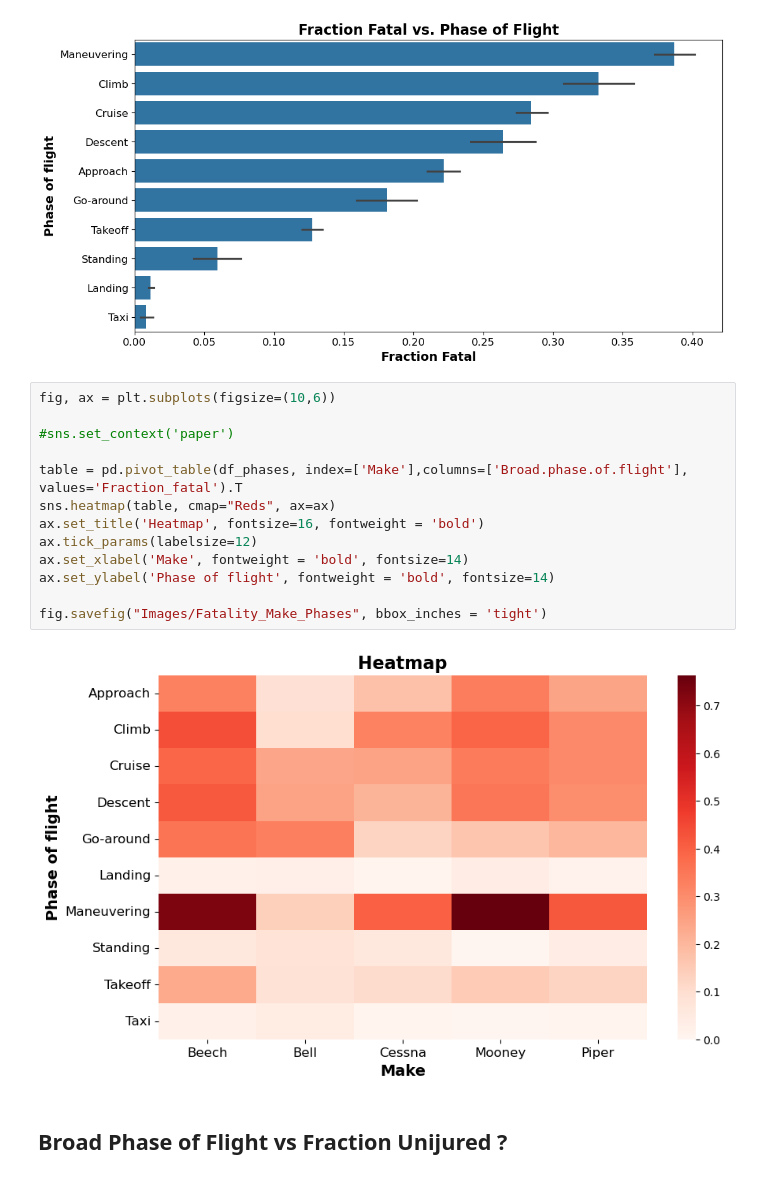
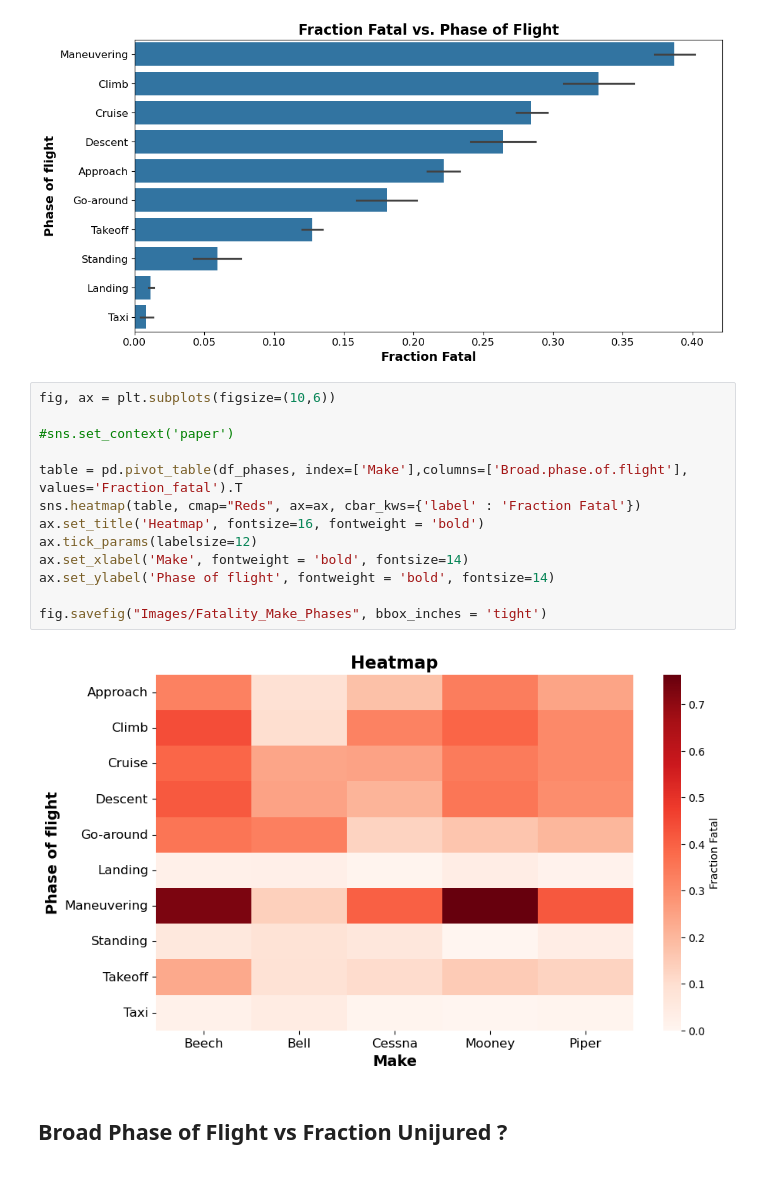
Before and after one commit to jgoett2/Phase1-Airplane-Zach-Jeff, a Jupyter notebook: Analysis.ipynb, the cells around one changed output. Cells and saved outputs as stored; diff of their text form.

Commit message:
New Chart

```diff
--- a/Analysis.ipynb
+++ b/Analysis.ipynb
@@ -114,18 +125,18 @@ fig.savefig("Images/PhaseOfFlightFatality")
 # %%
 fig, ax = plt.subplots(figsize=(10,6))
 
 #sns.set_context('paper')
 
 table = pd.pivot_table(df_phases, index=['Make'],columns=['Broad.phase.of.flight'], values='Fraction_fatal').T
-sns.heatmap(table, cmap="Reds", ax=ax)
+sns.heatmap(table, cmap="Reds", ax=ax, cbar_kws={'label' : 'Fraction Fatal'})
 ax.set_title('Heatmap', fontsize=16, fontweight = 'bold')
 ax.tick_params(labelsize=12)
 ax.set_xlabel('Make', fontweight = 'bold', fontsize=14)
 ax.set_ylabel('Phase of flight', fontweight = 'bold', fontsize=14)
 
 fig.savefig("Images/Fatality_Make_Phases", bbox_inches = 'tight')
 # %% [output]
-[figure, old version]
+[figure, new version]
 # %% [markdown]
 ## Broad Phase of Flight vs Fraction Unijured ?
 # %%
```
Also changed, not shown: parts of 2 cells of this notebook, 1 other file.
